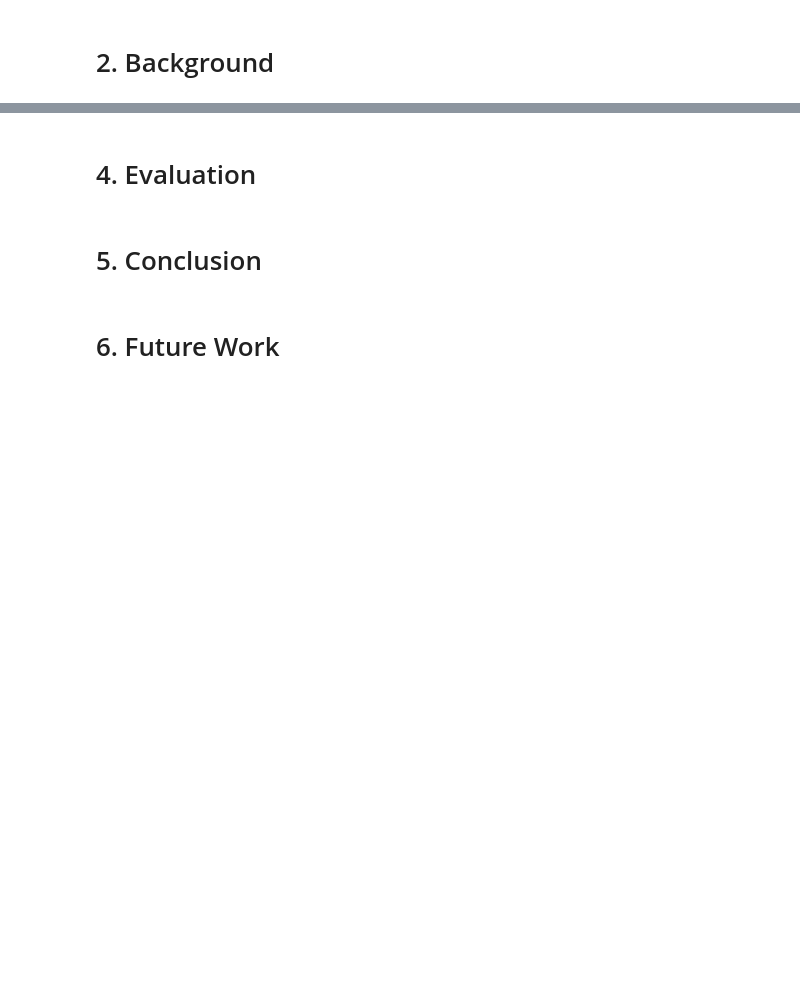
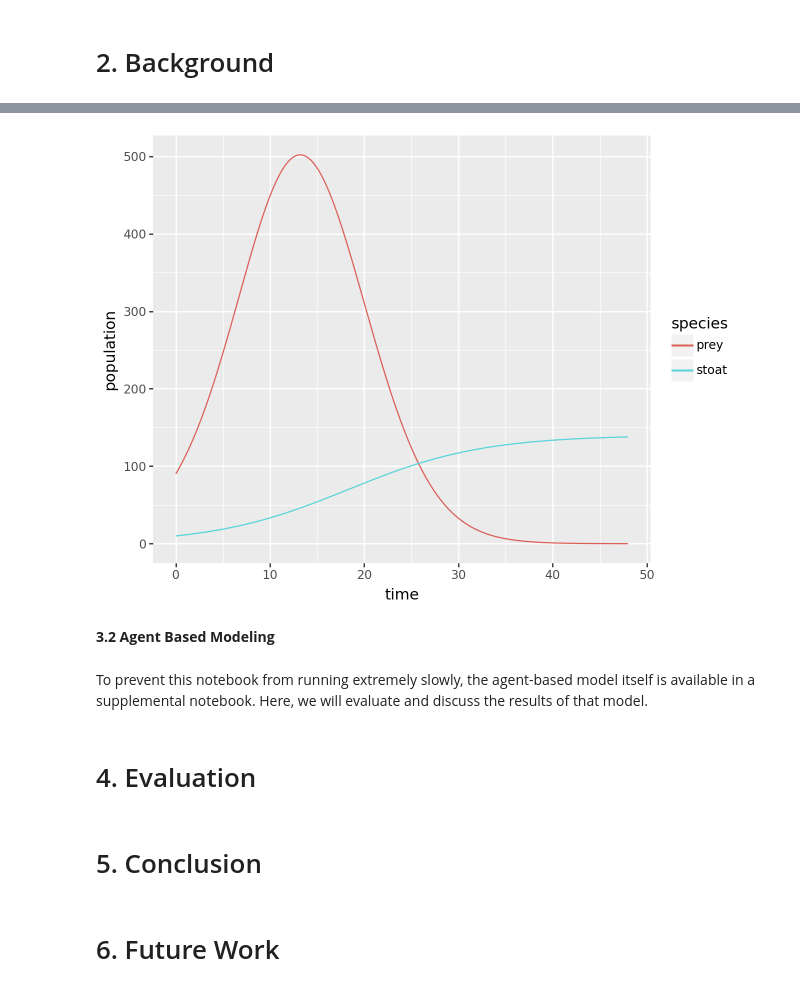
Before and after one commit to k-atej/stoatmodel, a Jupyter notebook: scicomp-stoat-model.ipynb, the cells around one changed output, grey strips where cells are left out. Cells and saved outputs as stored; diff of their text form; code cells hidden in the pictures; blank space fills up the shorter version.

```diff
--- a/scicomp-stoat-model.ipynb
+++ b/scicomp-stoat-model.ipynb
@@ -31,3 +280,21 @@ for dirname, _, filenames in os.walk('/kaggle/input'):
+# %%
+df = pd.DataFrame(pop, columns=["prey", "stoat"])
+df["time"] = time
+# %%
+dfmelt=pd.melt(df, id_vars=['time'], value_vars=["prey", "stoat"],
+               var_name='species', value_name='population')
+dfmelt
+
+(
+    ggplot(dfmelt, aes("time", "population", color="species"))
+    + geom_line()
+)
+# %% [output]
+[figure, added]
+# %% [markdown]
+**3.2 Agent Based Modeling**
+# %% [markdown]
+To prevent this notebook from running extremely slowly, the agent-based model itself is available in a supplemental notebook. Here, we will evaluate and discuss the results of that model.
 # %% [markdown]
 # 4. Evaluation
 # %% [markdown]
```
Also changed, not shown: parts of 31 cells of this notebook.
